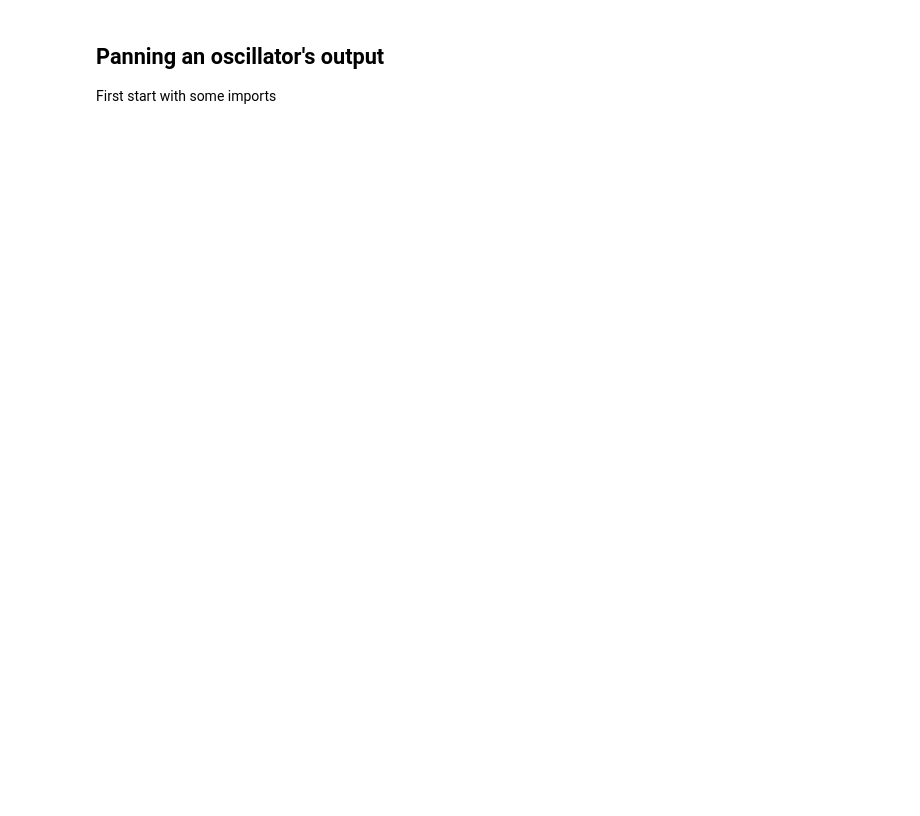
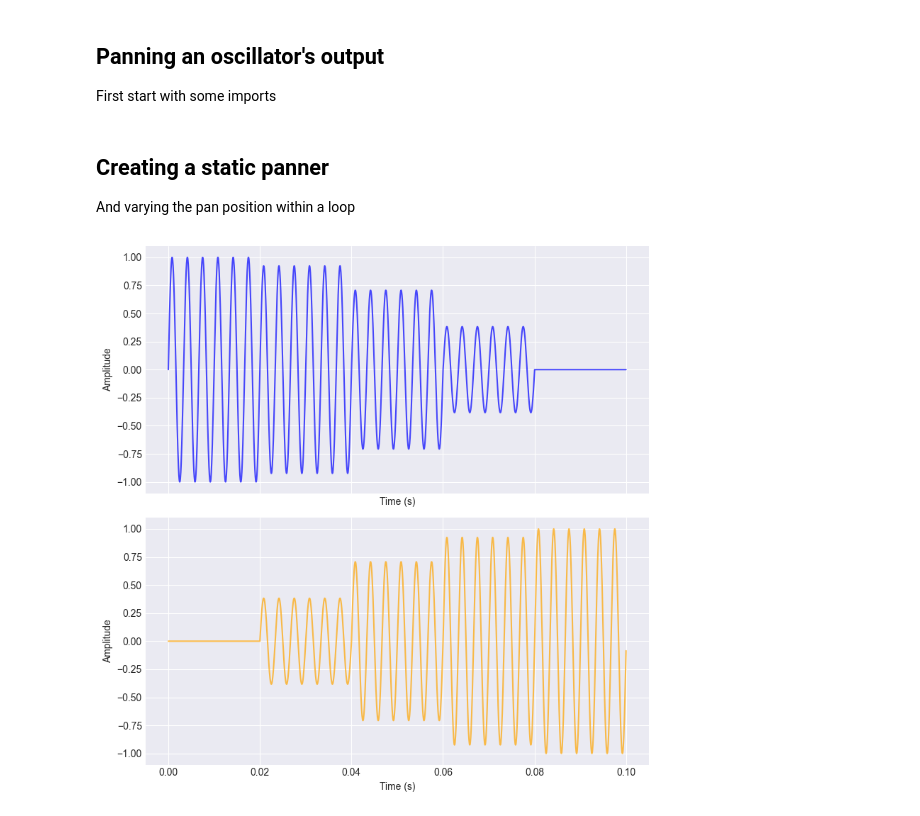
Before and after one commit to rasigle/sonicrack, a Jupyter notebook: examples/oscillators/oscillators_v7_panning.ipynb, the cells around one changed output. Saved outputs shown, nothing was run; the diff lists cells and outputs as text; code cells hidden in the pictures; blank space fills up the shorter version.

```diff
--- a/examples/oscillators/oscillators_v7_panning.ipynb
+++ b/examples/oscillators/oscillators_v7_panning.ipynb
@@ -14,4 +14,34 @@ from utils import save_wave
 # Set up plotting style
 plt.style.use("seaborn-v0_8-darkgrid")
 plt.rcParams["font.size"] = 10
+# %% [markdown]
+## Creating a static panner
+
+And varying the pan position within a loop
+# %%
+sr = DEFAULT_SAMPLE_RATE / 10
+t = 0.1
+num_samples = int(sr * t)
+samples = SineOscillator(60, amplitude=1, sample_rate=sr).get_samples(num_samples)
+t = np.linspace(0, t, 5 * num_samples)
+
+l, r = [], []
+for position in [-1.0, -0.5, 0.0, 0.5, 1.0]:
+    left_samples, right_samples = Panner(position=position)(samples)
+
+    # Append samples to the lists
+    l.extend(left_samples)
+    r.extend(right_samples)
+
+_, (ax1, ax2) = plt.subplots(2, 1, figsize=(8, 8), sharex=True)
+ax1.plot(t, l, label="Left", color="blue", alpha=0.7)
+ax2.plot(t, r, label="Right", color="orange", alpha=0.7)
+ax1.set_xlabel("Time (s)")
+ax2.set_xlabel("Time (s)")
+ax1.set_ylabel("Amplitude")
+ax2.set_ylabel("Amplitude")
+plt.tight_layout()
+plt.show()
+# %% [output]
+[figure, added]
 # %% [markdown]
```
Also changed, not shown: parts of 3 cells of this notebook, 17 other files.
